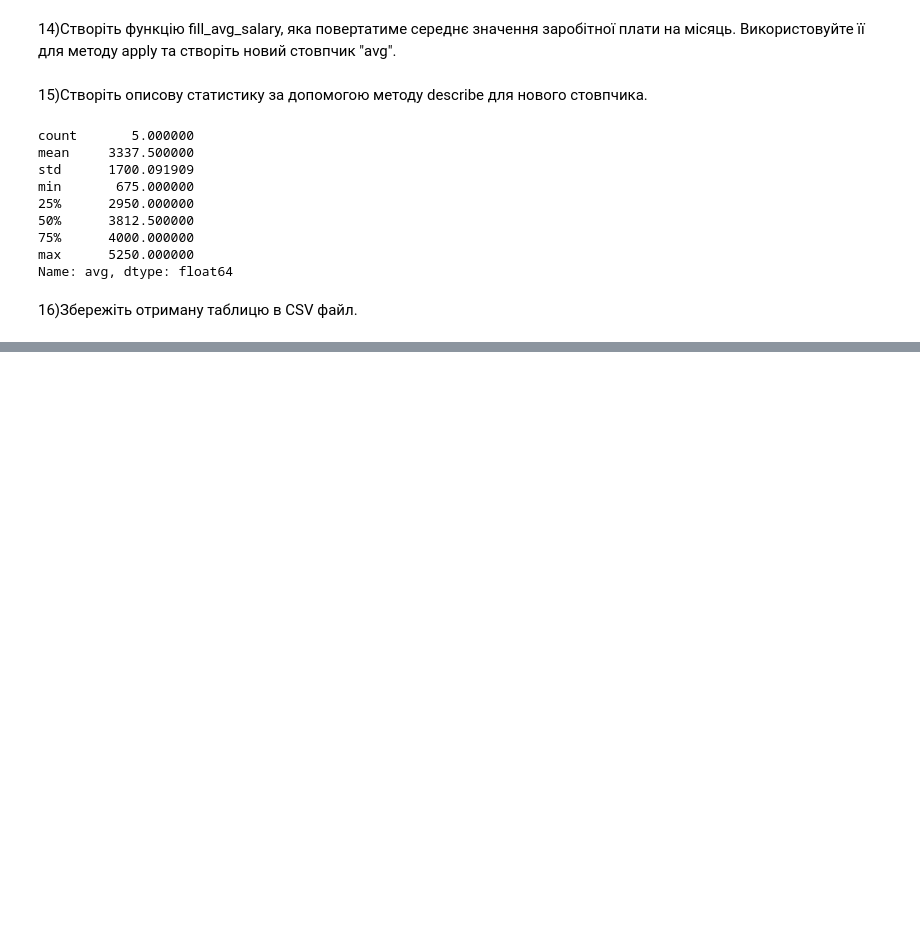
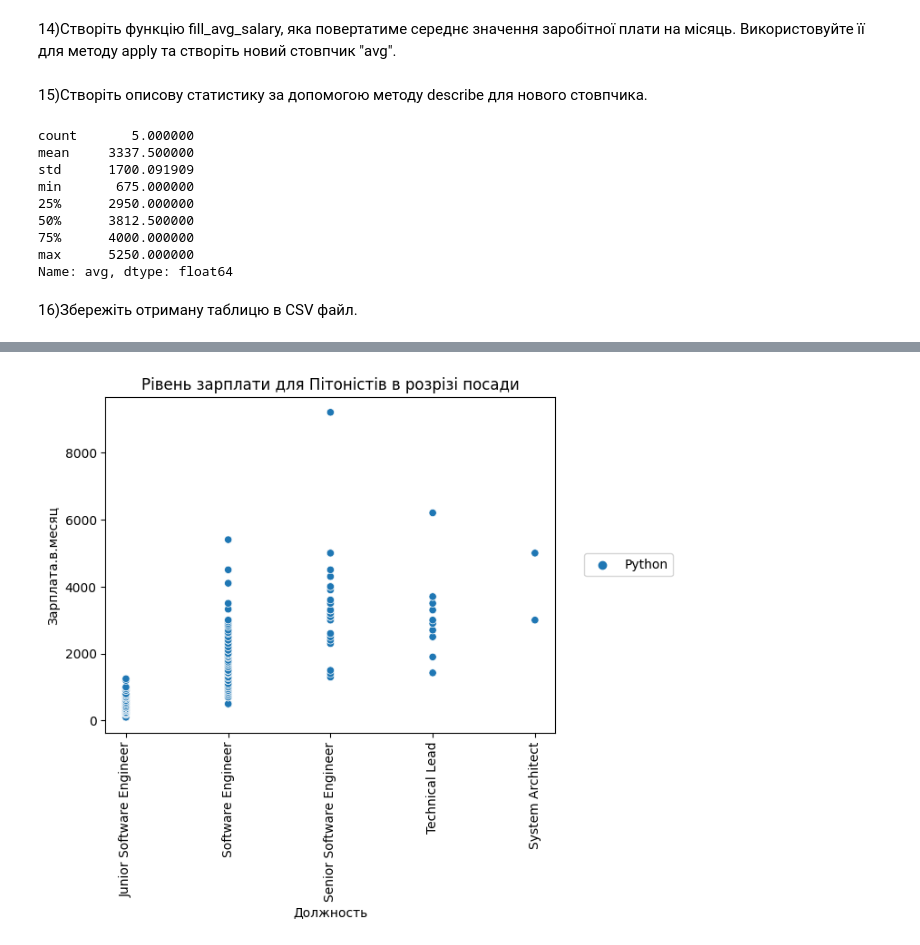
Before and after one commit to KarynaSam/Python-DS, a Jupyter notebook: Hw2_2.ipynb, the cells around one changed output, grey strips where cells are left out. Saved outputs shown, nothing was run; the diff lists cells and outputs as text; code cells hidden in the pictures; blank space fills up the shorter version.

```diff
--- a/Hw2_2.ipynb
+++ b/Hw2_2.ipynb
@@ -204,0 +214,11 @@ salaries.to_csv('salaries.csv')
+# %%
+import seaborn as sns
+
+data = df[df['Язык.программирования'] == 'Python']
+sns.scatterplot(data.sort_values(by=['Зарплата.в.месяц'], ascending=True), x='Должность', y='Зарплата.в.месяц', hue='Язык.программирования')
+plt.title('Рівень зарплати для Пітоністів в розрізі посади')
+plt.xticks(rotation=90)
+plt.legend(bbox_to_anchor=(1.05, 0.5), loc='center left')
+plt.show()
+# %% [output]
+[figure, added]
```
Also changed, not shown: parts of 6 cells of this notebook.
